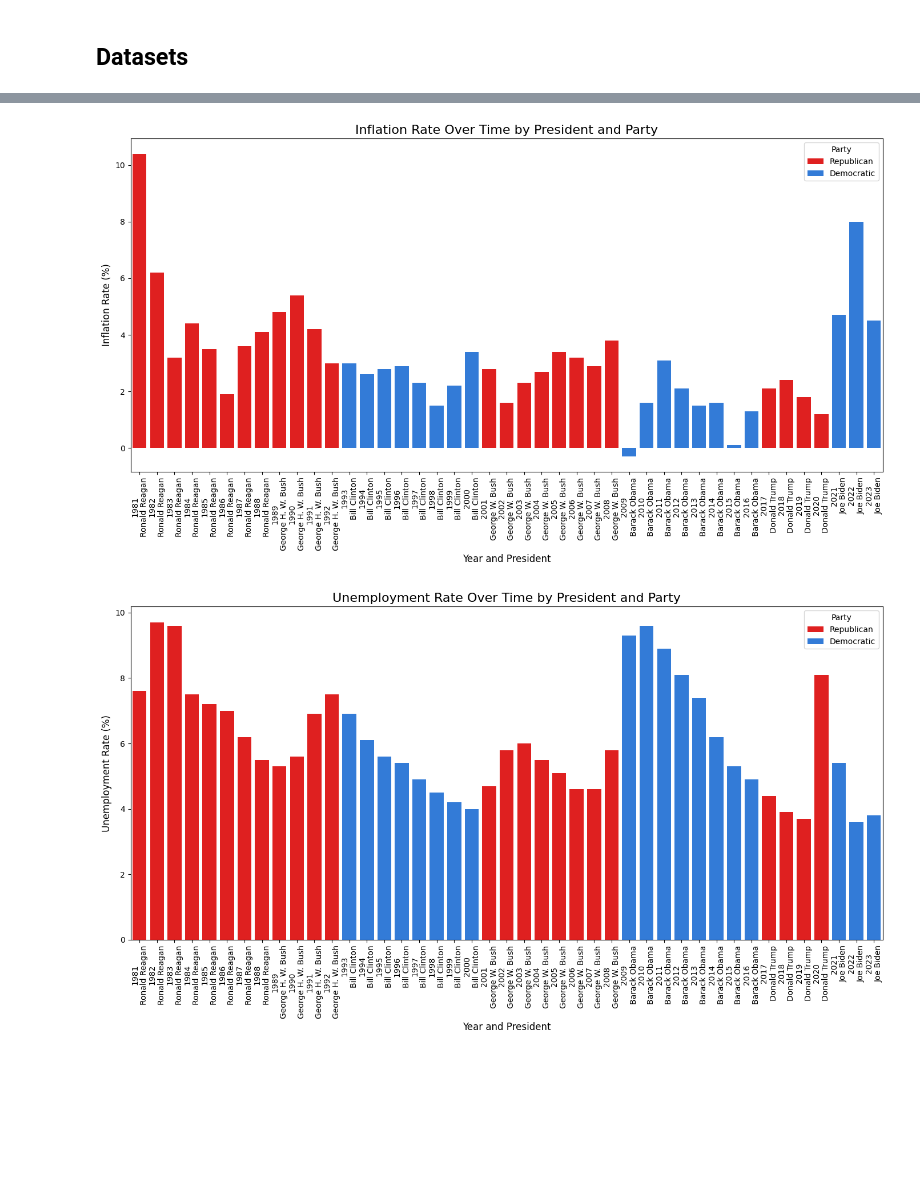
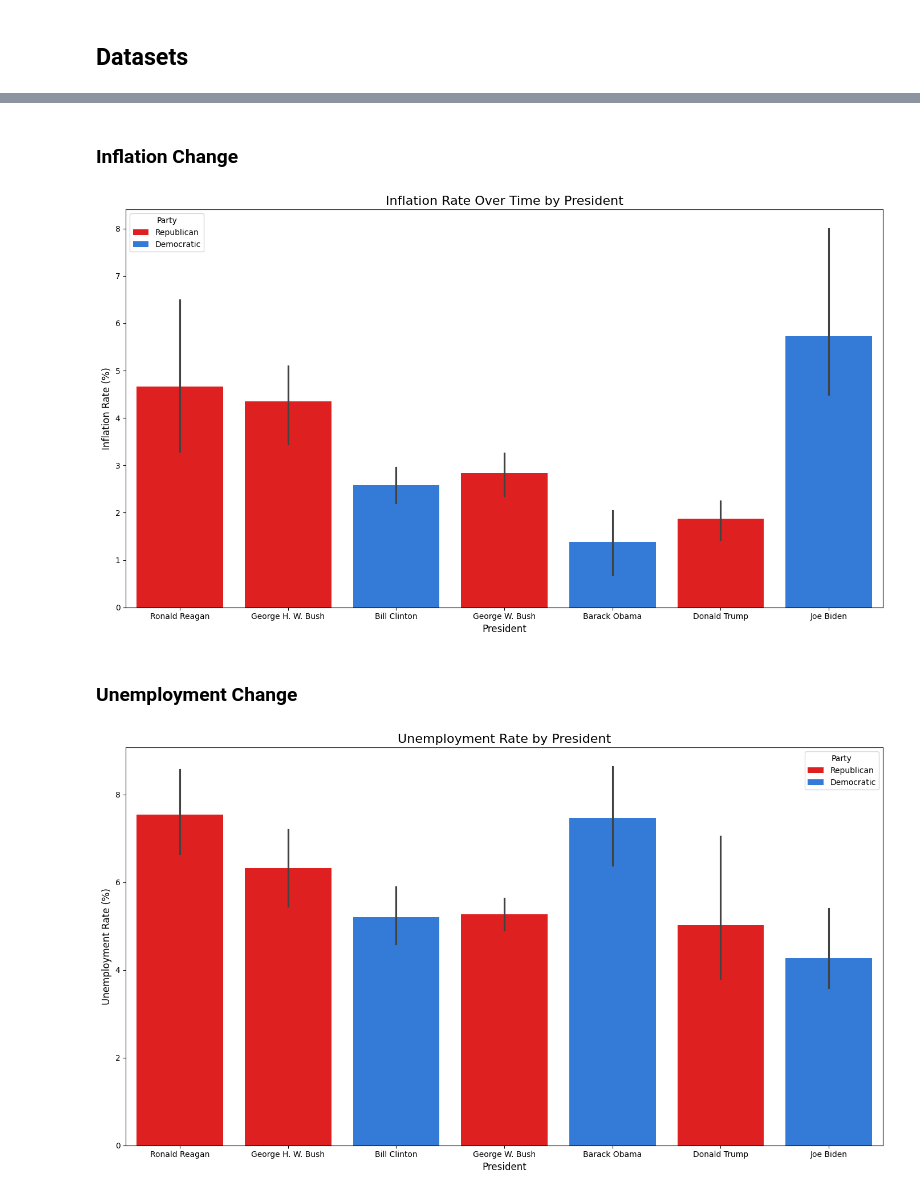
Before and after one commit to cliffpyles/EconomicPerformance, a Jupyter notebook: EconomicPerformance.ipynb, the cells around one changed output, grey strips where cells are left out. Drawn from its saved outputs; the diff is of its cells as text; code cells hidden in the pictures; blank space fills up the shorter version.

```diff
--- a/EconomicPerformance.ipynb
+++ b/EconomicPerformance.ipynb
@@ -19,3 +89,5 @@ https://www.kaggle.com/datasets/georgescutelnicu/us-presidents
 economic_growth_df = pd.read_csv("./datasets/USA Economy Growth.csv")
 economic_indicators_df = pd.read_csv("./datasets/US_Economic_Indicators.csv")
 presidents_df = pd.read_csv("./datasets/presidents.csv")
+market_performance_df = pd.read_csv("./datasets/market-performance-by-president_1.csv")
+cpi_df = pd.read_csv("./datasets/shiller_cpi_cleaned_for_kaggle.csv")
@@ -42,0 +96,31 @@ economic_growth_df
+# %%
+# Ensure columns use the same conventions
+standardize_columns(economic_growth_df)
+standardize_columns(economic_indicators_df)
+standardize_columns(presidents_df)
+standardize_columns(market_performance_df)
+standardize_columns(cpi_df)
+
+
+# Standarize spellings
+economic_growth_df["presidents"] = economic_growth_df["presidents"].str.replace(
+    "George Bush", "George H. W. Bush"
+)
+market_performance_df["president"] = market_performance_df["president"].str.replace(
+    "George HW Bush", "George H. W. Bush"
+)
+market_performance_df["president"] = market_performance_df["president"].str.replace(
+    "George W Bush", "George W. Bush"
+)
+market_performance_df["president"] = market_performance_df["president"].str.replace(
+    "Joe Biden ", "Joe Biden"
+)
+
+# Ensure correct index usage
+economic_growth_df.set_index(["presidents"], drop=False, inplace=True)
+market_performance_df.set_index(["president"], drop=False, inplace=True)
+presidents_df.set_index(["name"], drop=False, inplace=True)
+
+# Built list of modern presidents
+president_names = economic_growth_df["presidents"].unique()
+relevant_years = economic_growth_df["year"].unique()
@@ -170,40 +263,42 @@ plt.show()
+# %% [markdown]
+### Inflation Change
 # %%
 # Plot for Inflation Rate
 plt.figure(figsize=(14, 8))
 sns.barplot(
-    x="year_president",
-    y="inflation_rate_percent",
+    x="name",
+    y="inflation_rate_pct",
     hue="party",
-    data=presidential_performance_df,
+    data=stats_df,
     palette=party_colors,
     dodge=False,
 )
-plt.title("Inflation Rate Over Time by President and Party", fontsize=16)
-plt.xlabel("Year and President", fontsize=12)
+plt.title("Inflation Rate Over Time by President", fontsize=16)
+plt.xlabel("President", fontsize=12)
 plt.ylabel("Inflation Rate (%)", fontsize=12)
-plt.xticks(rotation=90, ha="center")
 plt.legend(title="Party")
 plt.tight_layout()
 plt.show()
 # %% [output]
-[figure, old version]
+[figure, new version]
+# %% [markdown]
+### Unemployment Change
 # %%
 # Plot for Unemployment Rate
 plt.figure(figsize=(14, 8))
 sns.barplot(
-    x="year_president",
-    y="unemployment_percent",
+    x="name",
+    y="unemployment_pct",
     hue="party",
-    data=presidential_performance_df,
+    data=stats_df,
     palette=party_colors,
     dodge=False,
 )
-plt.title("Unemployment Rate Over Time by President and Party", fontsize=16)
-plt.xlabel("Year and President", fontsize=12)
+plt.title("Unemployment Rate by President", fontsize=16)
+plt.xlabel("President", fontsize=12)
 plt.ylabel("Unemployment Rate (%)", fontsize=12)
-plt.xticks(rotation=90, ha="center")
 plt.legend(title="Party")
 plt.tight_layout()
 plt.show()
 # %% [output]
-[figure, old version]
+[figure, new version]
```
Also changed, not shown: parts of 20 cells of this notebook, 2 other files.
